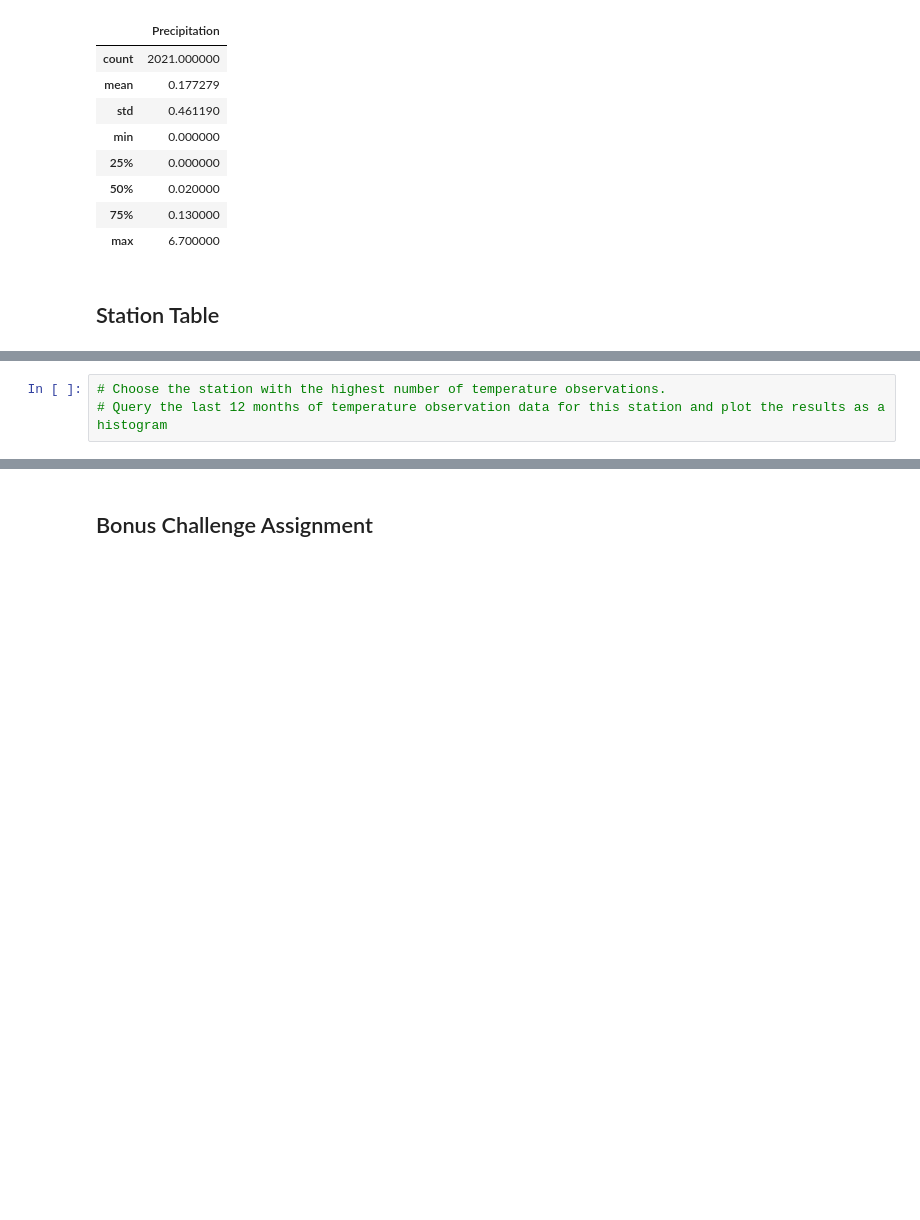
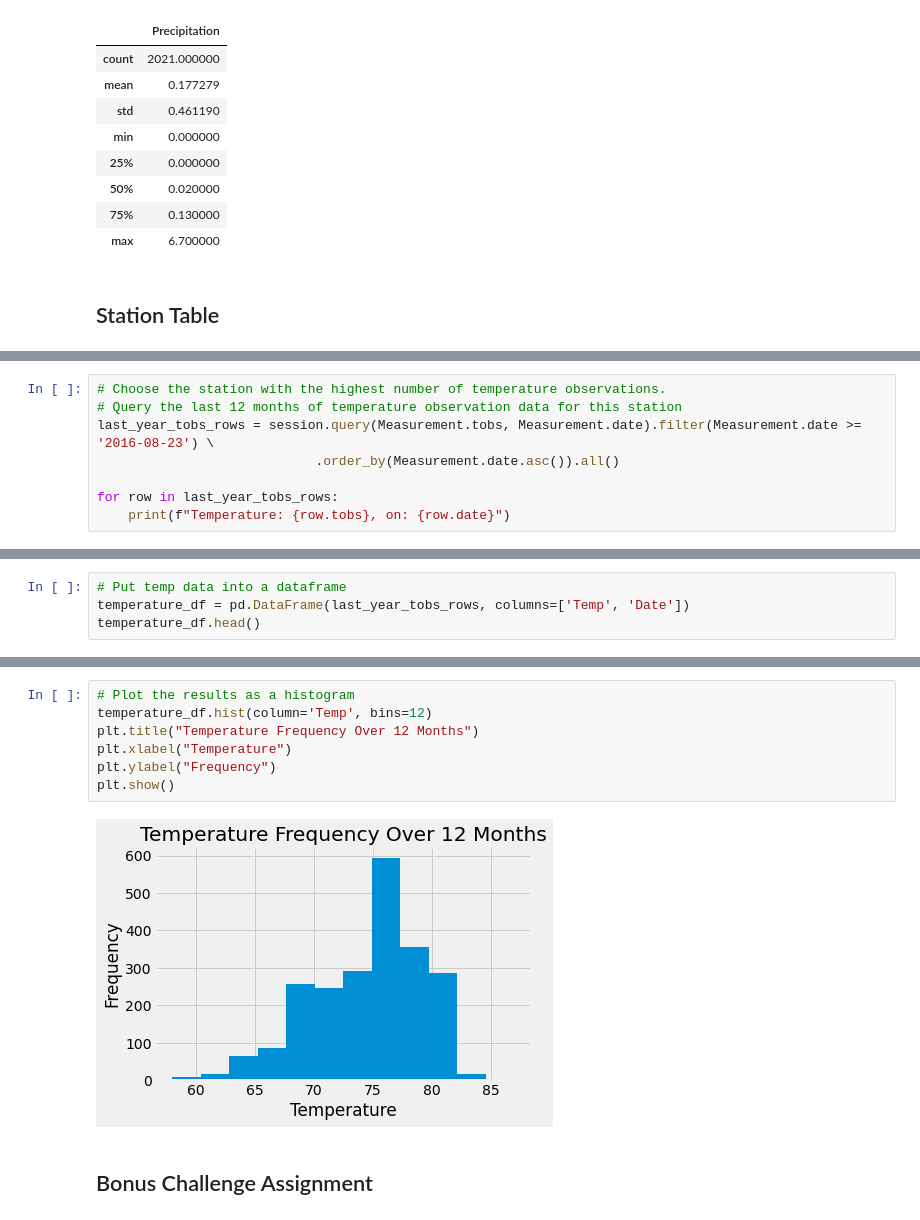
Before and after one commit to ande3674/sqlalchemy-challenge, a Jupyter notebook: climate_starter.ipynb, the cells around one changed output, grey strips where cells are left out. Saved outputs shown, nothing was run; the diff lists cells and outputs as text; blank space fills up the shorter version.

```diff
--- a/climate_starter.ipynb
+++ b/climate_starter.ipynb
@@ -96,3 +165,8 @@ measurement_df.describe()
 # %%
 # Choose the station with the highest number of temperature observations.
-# Query the last 12 months of temperature observation data for this station and plot the results as a histogram
+# Query the last 12 months of temperature observation data for this station
+last_year_tobs_rows = session.query(Measurement.tobs, Measurement.date).filter(Measurement.date >= '2016-08-23') \
+                            .order_by(Measurement.date.asc()).all()
+
+for row in last_year_tobs_rows:
+    print(f"Temperature: {row.tobs}, on: {row.date}")
@@ -98,0 +191,4 @@ measurement_df.describe()
+# %%
+# Put temp data into a dataframe
+temperature_df = pd.DataFrame(last_year_tobs_rows, columns=['Temp', 'Date'])
+temperature_df.head()
@@ -99,3 +202,12 @@ measurement_df.describe()
+# %%
+# Plot the results as a histogram
+temperature_df.hist(column='Temp', bins=12)
+plt.title("Temperature Frequency Over 12 Months")
+plt.xlabel("Temperature")
+plt.ylabel("Frequency")
+plt.show()
+# %% [output]
+[figure, added]
 # %% [markdown]
 ## Bonus Challenge Assignment
 # %%
```
Also changed, not shown: parts of 8 cells of this notebook.
